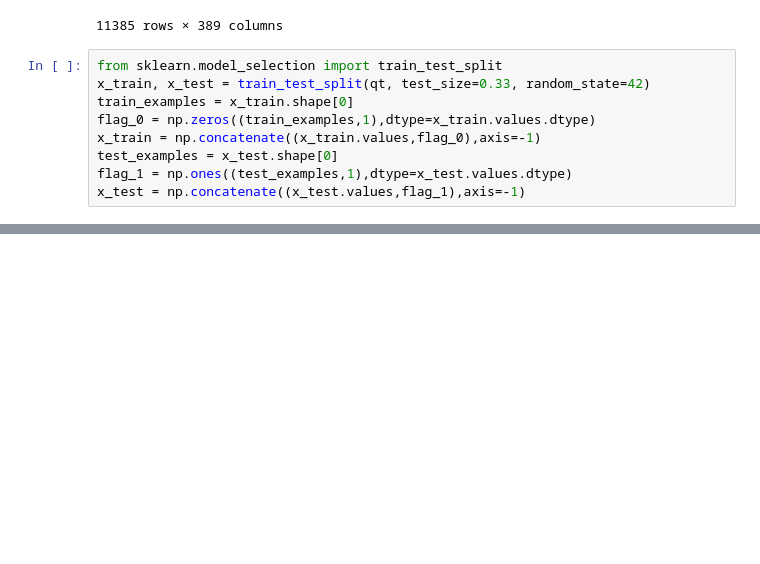
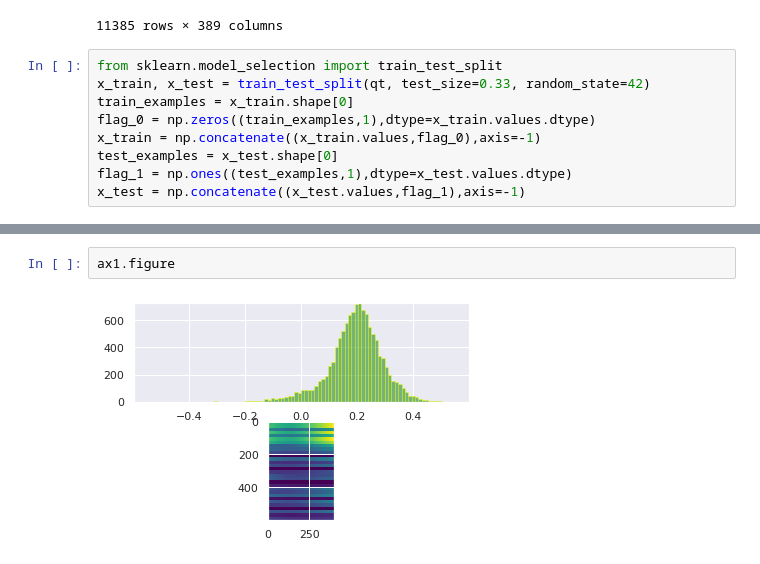
Before and after one commit to yaniv256/VAEs-in-Economics, a Jupyter notebook: Notebooks/Time_use_shares_with_vaes.ipynb, the cells around one changed output, grey strips where cells are left out. Saved outputs shown, nothing was run; the diff lists cells and outputs as text; blank space fills up the shorter version.

```diff
--- a/Notebooks/Time_use_shares_with_vaes.ipynb
+++ b/Notebooks/Time_use_shares_with_vaes.ipynb
@@ -267,3 +458,7 @@ Epoch 4/4
+# %%
+ax1.figure
+# %% [output]
+[figure, added]
 # %%
 epochs_grid = range(1, epochs+1)
 val_loss1 = fitted.history['val_loss']
```
Also changed, not shown: parts of 13 cells of this notebook.
